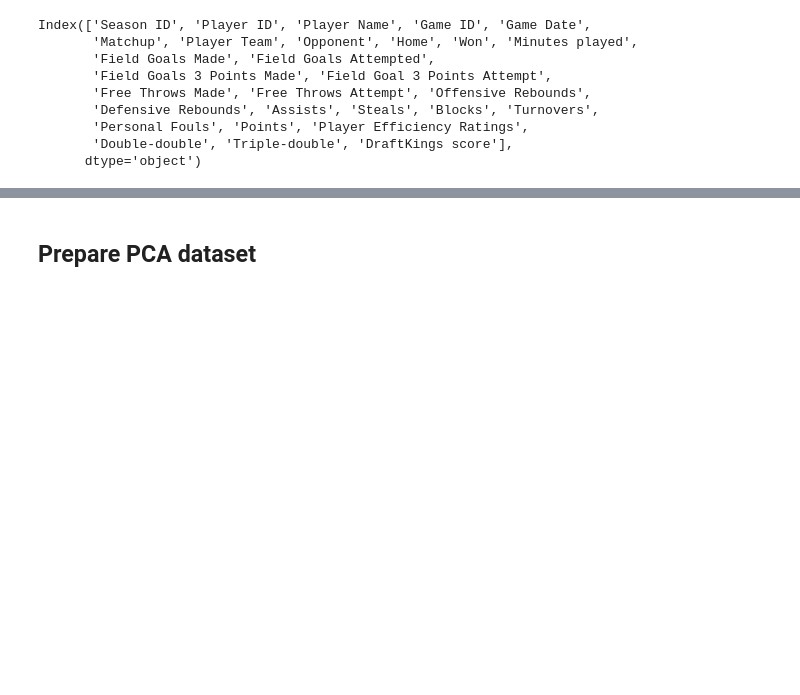
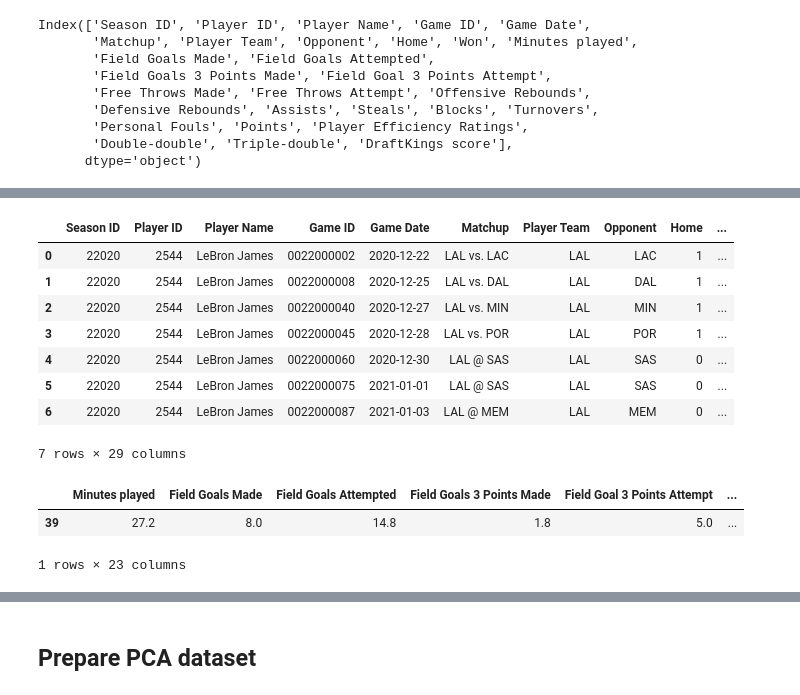
Before and after one commit to pratikgirigoswami/Player-Performance-Improvement-Prediction, a Jupyter notebook: Data Gathering/dataset.ipynb, the cells around one changed output, grey strips where cells are left out. Saved outputs shown, nothing was run; the diff lists cells and outputs as text; code cells hidden in the pictures; blank space fills up the shorter version.

Commit message:
Datasets with mean values for last 5 and 10 games

```diff
--- a/Data Gathering/dataset.ipynb
+++ b/Data Gathering/dataset.ipynb
@@ -284,0 +350,18 @@ def get_mean_player_stats(df, player_id, ref_date, n_days, opponent='Any'):
+# %%
+df[df['Player Name'] == 'LeBron James'].sort_values('Game Date').reset_index(drop=True).loc[:][0:7]
+# %% [output]
+|  | Season ID | Player ID | Player Name | Game ID | Game Date | Matchup | Player Team | Opponent | Home | ... |
+| 0 | 22020 | 2544 | LeBron James | 0022000002 | 2020-12-22 | LAL vs. LAC | LAL | LAC | 1 | ... |
+| 1 | 22020 | 2544 | LeBron James | 0022000008 | 2020-12-25 | LAL vs. DAL | LAL | DAL | 1 | ... |
+| 2 | 22020 | 2544 | LeBron James | 0022000040 | 2020-12-27 | LAL vs. MIN | LAL | MIN | 1 | ... |
+| 3 | 22020 | 2544 | LeBron James | 0022000045 | 2020-12-28 | LAL vs. POR | LAL | POR | 1 | ... |
+| 4 | 22020 | 2544 | LeBron James | 0022000060 | 2020-12-30 | LAL @ SAS | LAL | SAS | 0 | ... |
+| 5 | 22020 | 2544 | LeBron James | 0022000075 | 2021-01-01 | LAL @ SAS | LAL | SAS | 0 | ... |
+| 6 | 22020 | 2544 | LeBron James | 0022000087 | 2021-01-03 | LAL @ MEM | LAL | MEM | 0 | ... |
+7 rows × 29 columns
+# %%
+test.tail(1)
+# %% [output]
+|  | Minutes played | Field Goals Made | Field Goals Attempted | Field Goals 3 Points Made | Field Goal 3 Points Attempt | ... |
+| 39 | 27.2 | 8.0 | 14.8 | 1.8 | 5.0 | ... |
+1 rows × 23 columns
```
Also changed, not shown: parts of 16 cells of this notebook.
